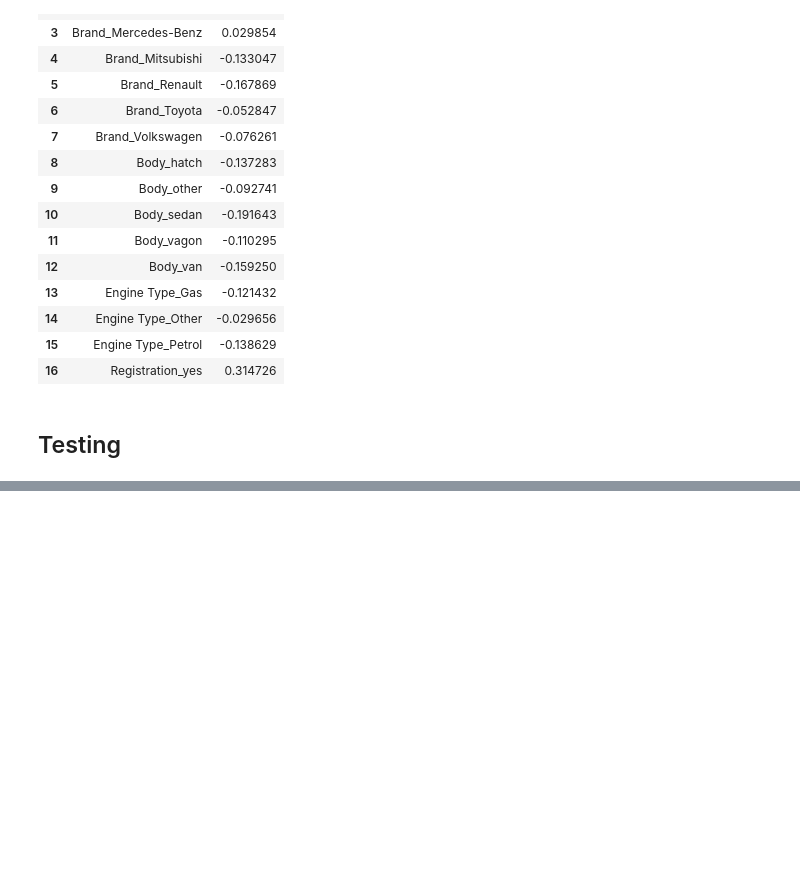
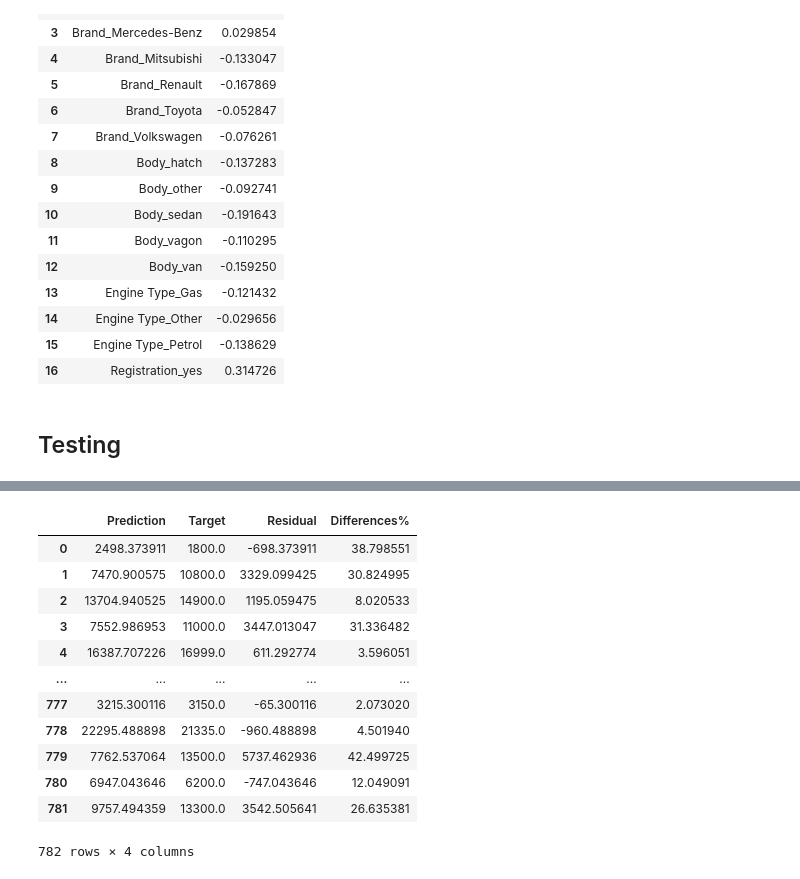
Before and after one commit to hasbiabdulmajid/LR_RealExample, a Jupyter notebook: LR_RealExample.ipynb, the cells around one changed output, grey strips where cells are left out. Drawn from its saved outputs; the diff is of its cells as text; code cells hidden in the pictures; blank space fills up the shorter version.

```diff
--- a/LR_RealExample.ipynb
+++ b/LR_RealExample.ipynb
@@ -372,0 +394,3 @@ reg.summary
+# %%
+df_performance['Target']= np.exp(y_test)
+df_performance
@@ -372,0 +446,17 @@ reg.summary
+# %%
+df_performance['Differences%'] = np.absolute(df_performance['Residual']/df_performance['Target']*100)
+df_performance
+# %% [output]
+|  | Prediction | Target | Residual | Differences% |
+| 0 | 2498.373911 | 1800.0 | -698.373911 | 38.798551 |
+| 1 | 7470.900575 | 10800.0 | 3329.099425 | 30.824995 |
+| 2 | 13704.940525 | 14900.0 | 1195.059475 | 8.020533 |
+| 3 | 7552.986953 | 11000.0 | 3447.013047 | 31.336482 |
+| 4 | 16387.707226 | 16999.0 | 611.292774 | 3.596051 |
+| ... | ... | ... | ... | ... |
+| 777 | 3215.300116 | 3150.0 | -65.300116 | 2.073020 |
+| 778 | 22295.488898 | 21335.0 | -960.488898 | 4.501940 |
+| 779 | 7762.537064 | 13500.0 | 5737.462936 | 42.499725 |
+| 780 | 6947.043646 | 6200.0 | -747.043646 | 12.049091 |
+| 781 | 9757.494359 | 13300.0 | 3542.505641 | 26.635381 |
+782 rows × 4 columns
```
Also changed, not shown: parts of 9 cells of this notebook.
